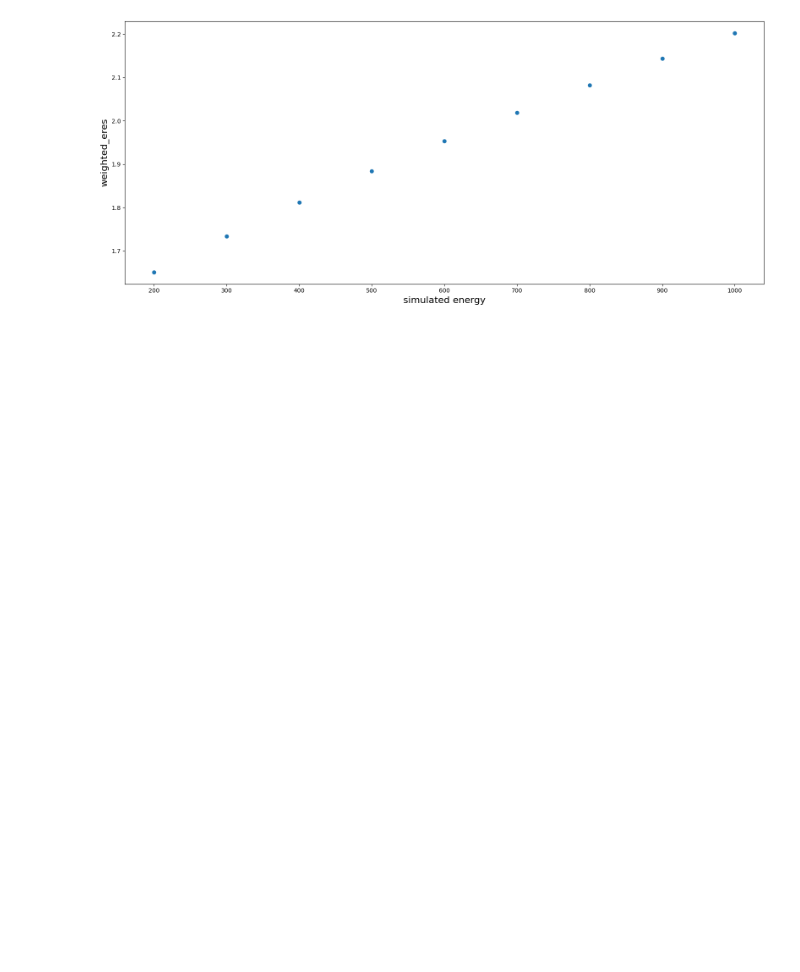
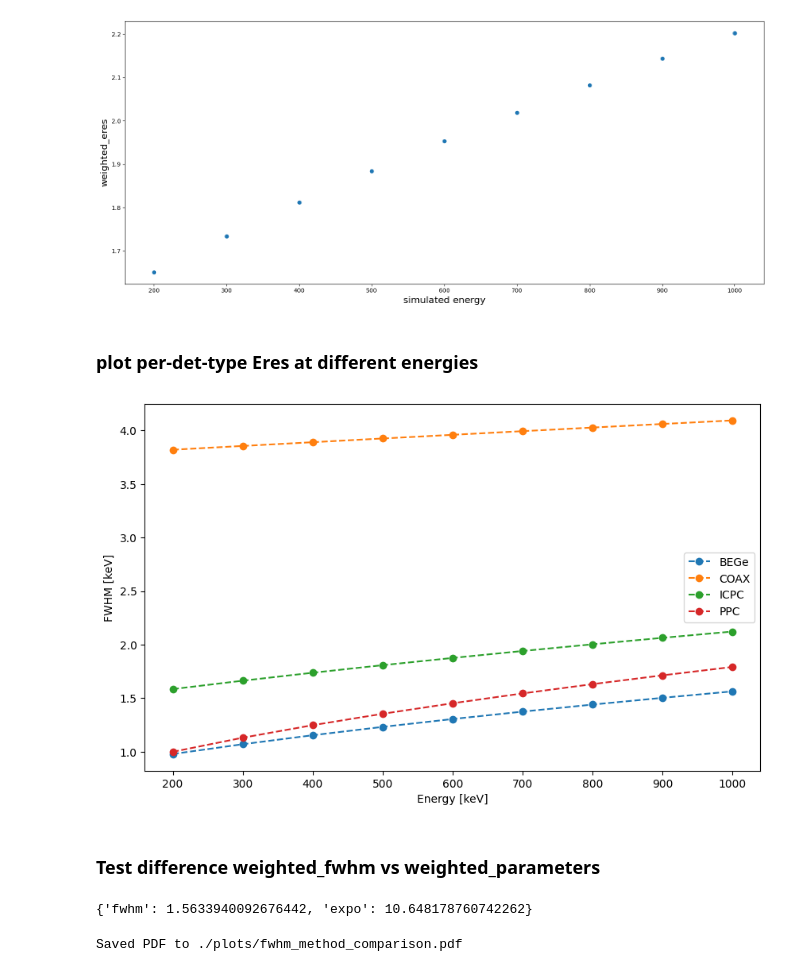
Before and after one commit to fraborra/bosonic-DM, a Jupyter notebook: 04-21.ipynb, the cells around one changed output. Cells and saved outputs as stored; diff of their text form; code cells hidden in the pictures; blank space fills up the shorter version.

Commit message:
added several functions, added uncertainty propagation for weighted average methods

```diff
--- a/04-21.ipynb
+++ b/04-21.ipynb
@@ -168,3 +157,18 @@ plt.savefig("./plots/weighted_eres.png", dpi=500)
 plt.show()
 # %% [output]
 [figure]
+# %% [markdown]
+### plot per-det-type Eres at different energies
+# %%
+eres_dtype_full = {}
+for ene in simulated_energies:
+    for det_type, vals in wres_dtype(
+        res_per_det_tot[ene]
+    ).items():
+        eres_dtype_full.setdefault(det_type, {})[ene] = vals
+# %%
+rex.plot_resolution_per_det_type(eres_dtype_full, simulated_energies, fig_name="./plots/fwhm_per_detector_type.png")
+# %% [output]
+[figure, added]
+# %% [markdown]
+### Test difference weighted_fwhm vs weighted_parameters
@@ -170,0 +177,39 @@ plt.show()
+# %%
+eres_dtype_full[det_type][ene]
+# %% [output]
+{'fwhm': 1.5633940092676442, 'expo': 10.648178760742262}
+# %%
+output_pdf = "./plots/fwhm_method_comparison.pdf"
+
+with PdfPages(output_pdf) as pdf:
+
+    for det_type in DET_TYPES:
+
+        fwhms_comp = [
+            rex.compute_fwhm(a=w_values[det_type]['a'],
+                             b=w_values[det_type]['b'],
+                             energy=ene)
+            for ene in simulated_energies
+        ]
+
+        fwhms_wm = [
+            eres_dtype_full[det_type][ene]['fwhm']
+            for ene in simulated_energies
+        ]
+
+        fig, ax = plt.subplots(figsize=(8, 4))
+        ax.scatter(simulated_energies, fwhms_comp,
+                    label=f"{det_type} - 'bad method'")
+        ax.scatter(simulated_energies, fwhms_wm,
+                    label=f"{det_type} - 'right method'")
+
+        ax.set_xlabel('Simulated energy [keV]')
+        ax.set_ylabel('FWHM [keV]')
+        ax.legend()
+        pdf.savefig(fig)
+        plt.close(fig)
+
+plt.show()
+print(f"Saved PDF to {output_pdf}")
+# %% [output]
+Saved PDF to ./plots/fwhm_method_comparison.pdf
```
Also changed, not shown: parts of 21 cells of this notebook, 3 other files.
